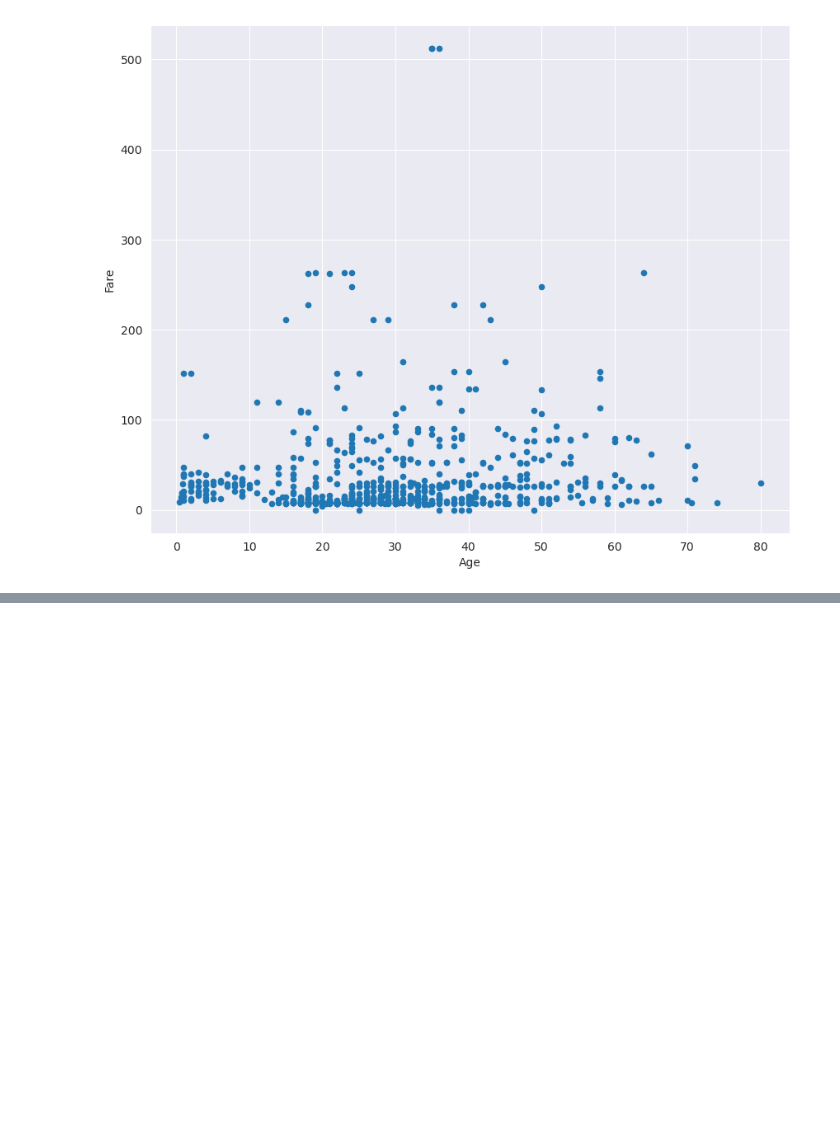
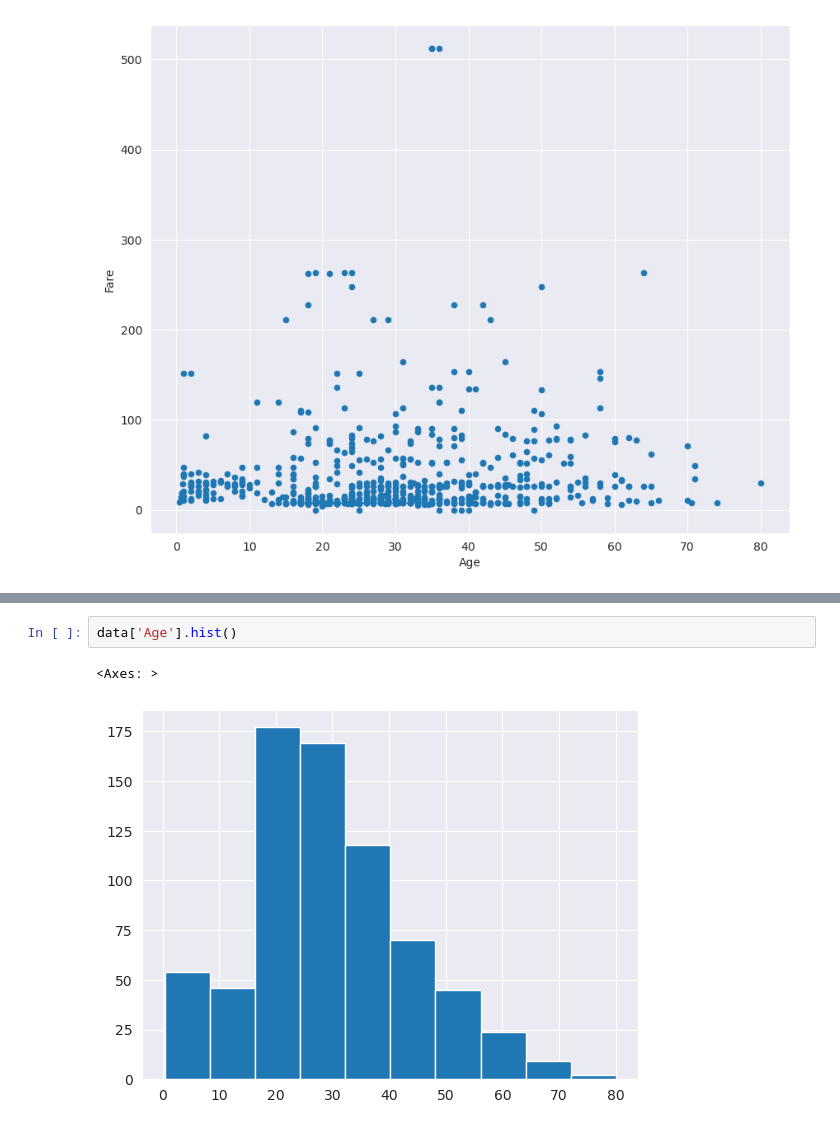
Before and after one commit to MDVR9980/DataScience, a Jupyter notebook: Vis/Vis_001.ipynb, the cells around one changed output, grey strips where cells are left out. Drawn from its saved outputs; the diff is of its cells as text; blank space fills up the shorter version.

```diff
--- a/Vis/Vis_001.ipynb
+++ b/Vis/Vis_001.ipynb
@@ -73,0 +83,5 @@ data.plot.hexbin(x='Age', y='Pclass', gridsize=30, figsize=(10, 8))
+# %%
+data['Age'].hist()
+# %% [output]
+<Axes: >
+[figure, added]
```
Also changed, not shown: parts of 13 cells of this notebook.
